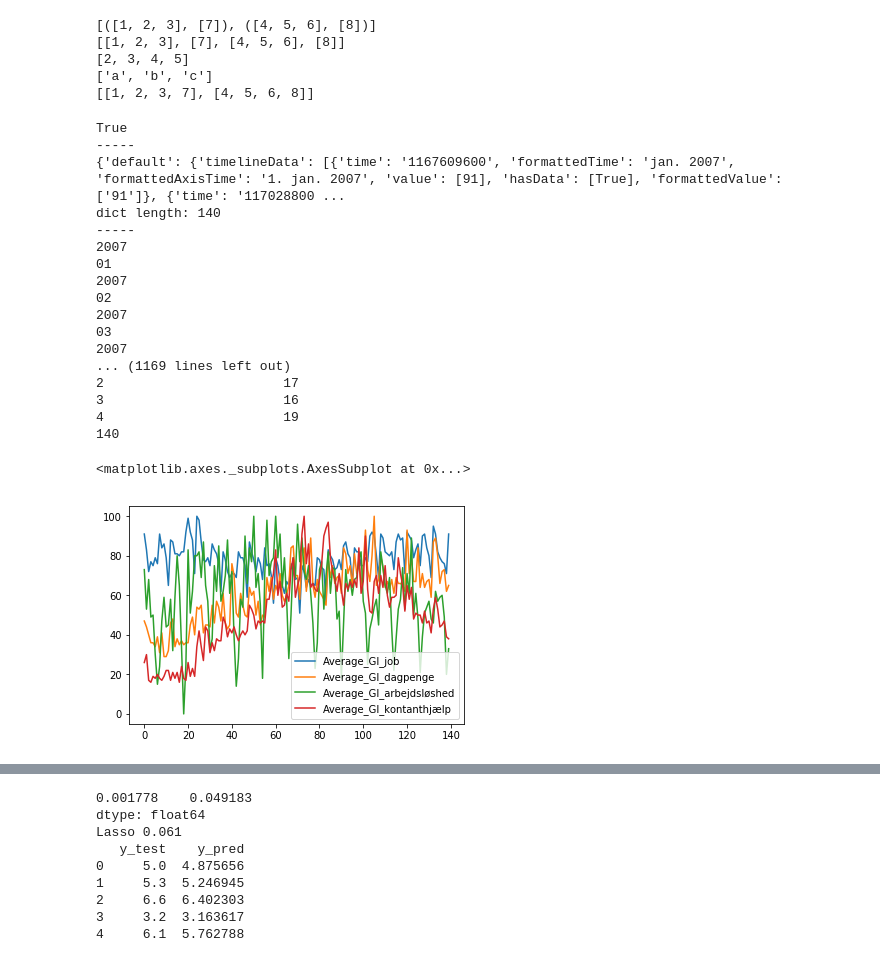
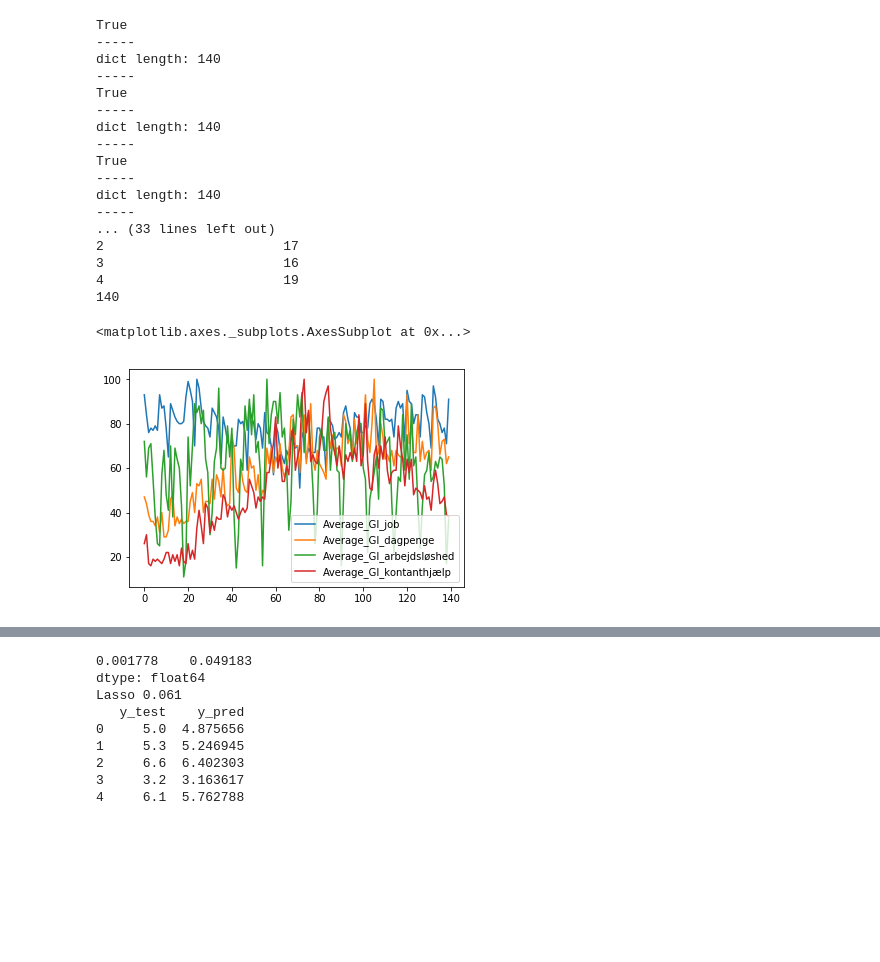
Before and after one commit to karlbindslev/sds_group29, a Jupyter notebook: Exam_project.ipynb, the cells around one changed output, grey strips where cells are left out. Drawn from its saved outputs; the diff is of its cells as text; code cells hidden in the pictures; blank space fills up the shorter version.

```diff
--- a/Exam_project.ipynb
+++ b/Exam_project.ipynb
@@ -17,32 +17,6 @@ import requests
 from datetime import datetime
 import json
 #import matplotlib
-# %%
-list1 = [[1,2,3], [4,5,6]]
-list2 = [[7], [8]]
-list3 = list(zip(list1, list2))
-print(list3)
-print(list(itertools.chain.from_iterable(list3)))
-
-list4 = [2,3]
-list5 = [4,5]
-list6 = list4 + list5
-print(list6)
-
-import itertools
-a = [["a","b"], ["c"]]
-print(list(itertools.chain.from_iterable(a)))
-
-
-for i in range(0,2):#len(list1)):
-    list1[i].append(list2[i][0])
-print(list1)
-# %% [output]
-[([1, 2, 3], [7]), ([4, 5, 6], [8])]
-[[1, 2, 3], [7], [4, 5, 6], [8]]
-[2, 3, 4, 5]
-['a', 'b', 'c']
-[[1, 2, 3, 7], [4, 5, 6, 8]]
 # %%
 # Search for 'job' 2004-
 #url = 'https://trends.google.dk/trends/api/widgetdata/multiline?hl=da&tz=-120&req=%7B%22time%22:%222004-01-01+2018-08-26%22,%22resolution%22:%22MONTH%22,%22locale%22:%22da%22,%22comparisonItem%22:%5B%7B%22geo%22:%7B%22country%22:%22DK%22%7D,%22complexKeywordsRestriction%22:%7B%22keyword%22:%5B%7B%22type%22:%22BROAD%22,%22value%22:%22job%22%7D%5D%7D%7D%5D,%22requestOptions%22:%7B%22property%22:%22%22,%22backend%22:%22IZG%22,%22category%22:0%7D%7D&token=APP6_UEAAAAAW4QYUBiTZJun1Tk9Ech73slURKjPDR2E&tz=-120'
@@ -66,23 +40,23 @@ for j in url_list:
 
     print('-----')
     #print(response.text)
-    dict = json.loads(response.text.split(")]}\',\n")[1])
+    dict_ = json.loads(response.text.split(")]}\',\n")[1])
     #print(dict)
 
     # saving length of the timelineData dict
-    dict_length = len(dict['default']['timelineData'])
+    dict_length = len(dict_['default']['timelineData'])
     print('dict length: ' + str(dict_length)); print('-----')
 
     timelinedata_list = []
 
     for i in range(0,dict_length):
         # Extracting value (keyword: 'time')
-        time = dict['default']['timelineData'][i]['time']
+        time = dict_['default']['timelineData'][i]['time']
 
         year = datetime.utcfromtimestamp(int(time)).strftime('%Y')
         month = datetime.utcfromtimestamp(int(time)).strftime('%m')
         # Extracting value (keyword: 'value'). Pulling out first element, since list with one element.
-        value = dict['default']['timelineData'][i]['value'][0]
+        value = dict_['default']['timelineData'][i]['value'][0]
 
 
         help_list =[]
@@ -95,8 +69,8 @@ for j in url_list:
         timelinedata_list.append(help_list)
 
     #df[j+2] = pd.DataFrame(timelinedata_list) #test_list.append(timelinedata_list)
-    print('timelinedata_list')
-    print(timelinedata_list[0:5])
+    #print('timelinedata_list')
+    #print(timelinedata_list[0:5])
 
     if j == url_list[0]:
         for l in range(0, len(timelinedata_list)):
@@ -119,45 +93,45 @@ for j in url_list:
 
     #for k in timelinedata_list:
     #combined_list_copy = combined_list.copy()
     #combined_list = list(zip(combined_list_copy, timelinedata_list))
 
-print('----combined_list------')
-print(combined_list)
+#print('----combined_list------')
+#print(combined_list)
 df = pd.DataFrame(combined_list)
 print(df.head())
 df.columns = ['Year', 'Month' , 'Average_GI_job','Average_GI_dagpenge', 'Average_GI_arbejdsløshed', 'Average_GI_kontanthjælp']
 print(df.head())
 
 df2 = df.groupby(['Year', 'Month'], as_index=False).mean()
 print(df2.head())
 print(len(df2))
 df2.plot()
 
 ##out = time.strftime("%a, %d %b %Y %H:%M:%S %Z", time.localtime(test))
 ##print(dict['default']['timelineData'][1]['time'])
 ##print(dict['default']['timelineData'][1]['value'])#.keys())
 
 ##print(datetime.utcfromtimestamp(test).strftime('%m'))
 # %% [output]
 True
 -----
-{'default': {'timelineData': [{'time': '1167609600', 'formattedTime': 'jan. 2007', 'formattedAxisTime': '1. jan. 2007', 'value': [91], 'hasData': [True], 'formattedValue': ['91']}, {'time': '117028800 ...
 dict length: 140
 -----
-2007
-01
-2007
-02
-2007
-03
-2007
-... (1169 lines left out)
+True
+-----
+dict length: 140
+-----
+True
+-----
+dict length: 140
+-----
+... (33 lines left out)
 2                       17
 3                       16
 4                       19
 140
 <matplotlib.axes._subplots.AxesSubplot at 0x...>
-[figure, old version]
+[figure, new version]
 # %%
 # Number of lags for explanatory variables
 n_lags = 1
```
Also changed, not shown: parts of 1 cell of this notebook.
